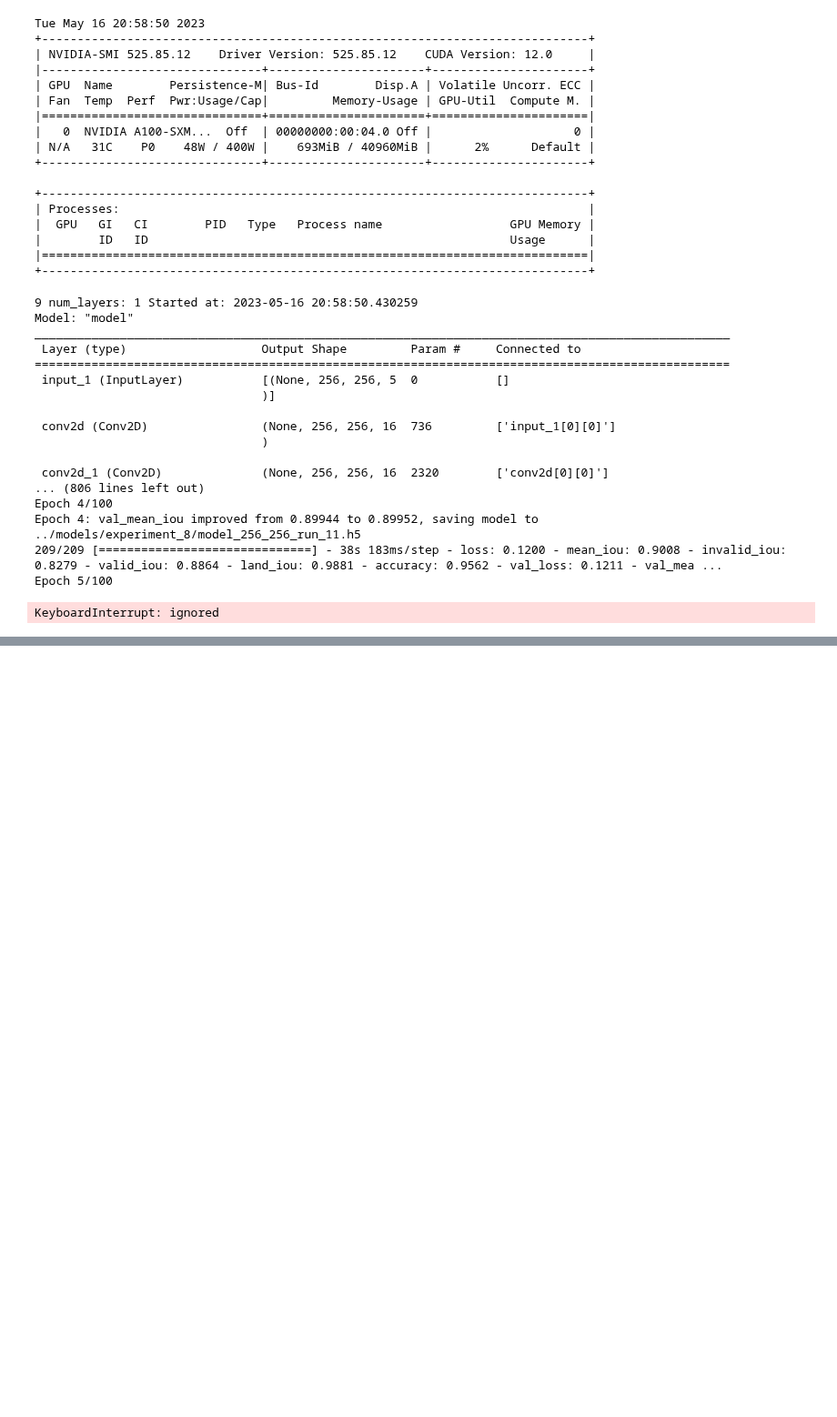
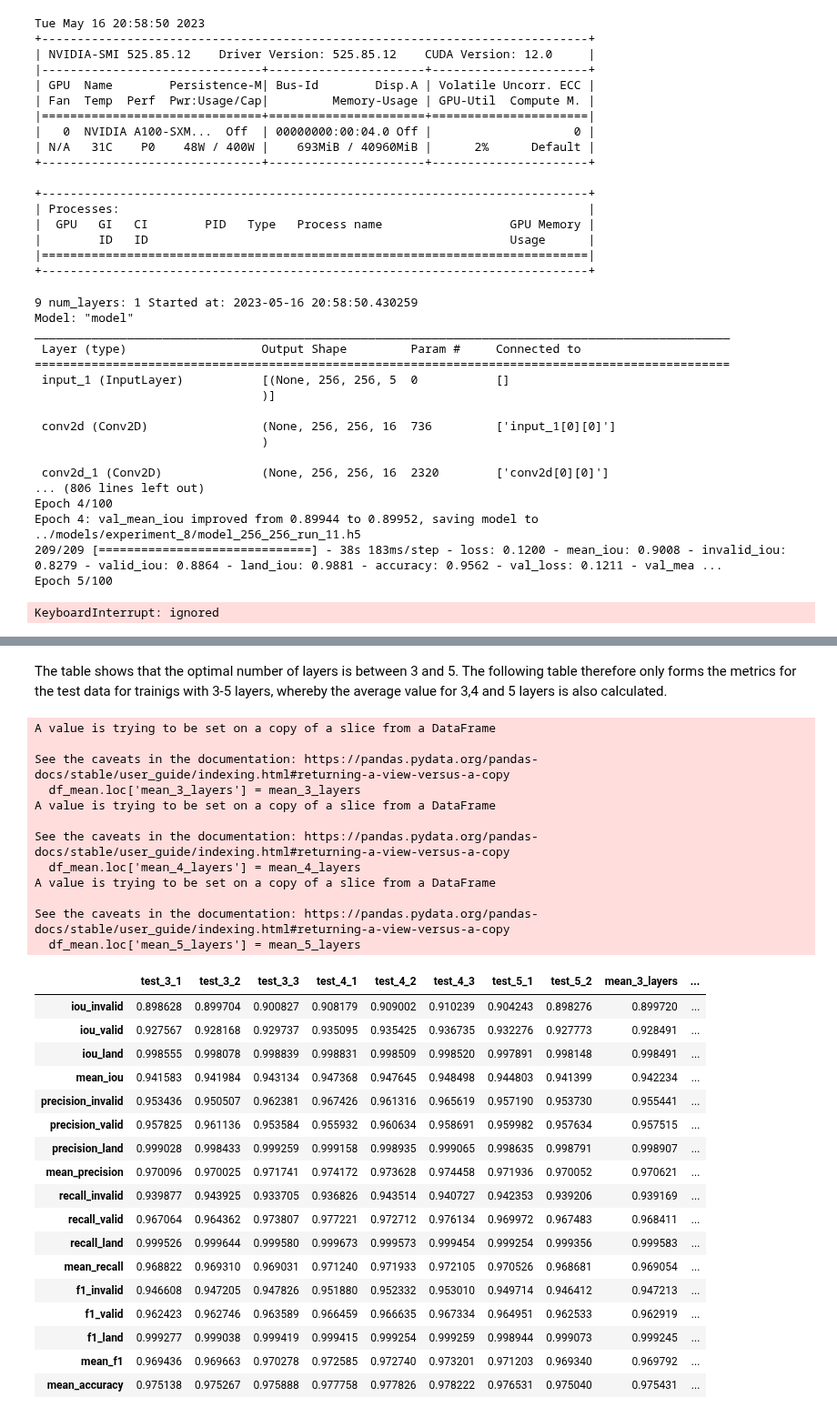
Before and after one commit to emely3h/Geospatial_ML, a Jupyter notebook: experiments/experiment_8.ipynb, the cells around one changed output, grey strips where cells are left out. Shown at 91% size. Saved outputs shown, nothing was run; the diff lists cells and outputs as text; code cells hidden in the pictures; blank space fills up the shorter version.

Commit message:
metrics exp. 8

```diff
--- a/experiments/experiment_8.ipynb
+++ b/experiments/experiment_8.ipynb
@@ -344,0 +344,17 @@ KeyboardInterrupt: ignored
+# %%
+metrics = []
+files = os.listdir(f'../metrics/{experiment}/')
+files = sorted(files)
+
+for metric_file in files:
+  with open(f'../metrics/{experiment}/{metric_file}', 'rb') as file:
+      metric_dict = pickle.load(file).__dict__
+      metrics.append(metric_dict)
+# %%
+df = pd.DataFrame(metrics)
+
+for i, _ in enumerate(files):
+  files[i] = files[i][8:-4]
+
+df.index = files
+df
@@ -344,0 +379,42 @@ KeyboardInterrupt: ignored
+# %% [markdown]
+The table shows that the optimal number of layers is between 3 and 5. The following table therefore only forms the metrics for the test data for trainigs with 3-5 layers, whereby the average value for 3,4 and 5 layers is also calculated.
+# %%
+df_mean = df.iloc[3:11]
+mean_3_layers = df.iloc[3:6].mean()
+mean_4_layers = df.iloc[6:9].mean()
+mean_5_layers = df.iloc[9:11].mean()
+df_mean.loc['mean_3_layers'] = mean_3_layers
+df_mean.loc['mean_4_layers'] = mean_4_layers
+df_mean.loc['mean_5_layers'] = mean_5_layers
+df_mean.transpose()
+# %% [output]
+A value is trying to be set on a copy of a slice from a DataFrame
+
+See the caveats in the documentation: https://pandas.pydata.org/pandas-docs/stable/user_guide/indexing.html#returning-a-view-versus-a-copy
+  df_mean.loc['mean_3_layers'] = mean_3_layers
+A value is trying to be set on a copy of a slice from a DataFrame
+
+See the caveats in the documentation: https://pandas.pydata.org/pandas-docs/stable/user_guide/indexing.html#returning-a-view-versus-a-copy
+  df_mean.loc['mean_4_layers'] = mean_4_layers
+A value is trying to be set on a copy of a slice from a DataFrame
+
+See the caveats in the documentation: https://pandas.pydata.org/pandas-docs/stable/user_guide/indexing.html#returning-a-view-versus-a-copy
+  df_mean.loc['mean_5_layers'] = mean_5_layers
+|  | test_3_1 | test_3_2 | test_3_3 | test_4_1 | test_4_2 | test_4_3 | test_5_1 | test_5_2 | mean_3_layers | ... |
+| iou_invalid | 0.898628 | 0.899704 | 0.900827 | 0.908179 | 0.909002 | 0.910239 | 0.904243 | 0.898276 | 0.899720 | ... |
+| iou_valid | 0.927567 | 0.928168 | 0.929737 | 0.935095 | 0.935425 | 0.936735 | 0.932276 | 0.927773 | 0.928491 | ... |
+| iou_land | 0.998555 | 0.998078 | 0.998839 | 0.998831 | 0.998509 | 0.998520 | 0.997891 | 0.998148 | 0.998491 | ... |
+| mean_iou | 0.941583 | 0.941984 | 0.943134 | 0.947368 | 0.947645 | 0.948498 | 0.944803 | 0.941399 | 0.942234 | ... |
+| precision_invalid | 0.953436 | 0.950507 | 0.962381 | 0.967426 | 0.961316 | 0.965619 | 0.957190 | 0.953730 | 0.955441 | ... |
+| precision_valid | 0.957825 | 0.961136 | 0.953584 | 0.955932 | 0.960634 | 0.958691 | 0.959982 | 0.957634 | 0.957515 | ... |
+| precision_land | 0.999028 | 0.998433 | 0.999259 | 0.999158 | 0.998935 | 0.999065 | 0.998635 | 0.998791 | 0.998907 | ... |
+| mean_precision | 0.970096 | 0.970025 | 0.971741 | 0.974172 | 0.973628 | 0.974458 | 0.971936 | 0.970052 | 0.970621 | ... |
+| recall_invalid | 0.939877 | 0.943925 | 0.933705 | 0.936826 | 0.943514 | 0.940727 | 0.942353 | 0.939206 | 0.939169 | ... |
+| recall_valid | 0.967064 | 0.964362 | 0.973807 | 0.977221 | 0.972712 | 0.976134 | 0.969972 | 0.967483 | 0.968411 | ... |
+| recall_land | 0.999526 | 0.999644 | 0.999580 | 0.999673 | 0.999573 | 0.999454 | 0.999254 | 0.999356 | 0.999583 | ... |
+| mean_recall | 0.968822 | 0.969310 | 0.969031 | 0.971240 | 0.971933 | 0.972105 | 0.970526 | 0.968681 | 0.969054 | ... |
+| f1_invalid | 0.946608 | 0.947205 | 0.947826 | 0.951880 | 0.952332 | 0.953010 | 0.949714 | 0.946412 | 0.947213 | ... |
+| f1_valid | 0.962423 | 0.962746 | 0.963589 | 0.966459 | 0.966635 | 0.967334 | 0.964951 | 0.962533 | 0.962919 | ... |
+| f1_land | 0.999277 | 0.999038 | 0.999419 | 0.999415 | 0.999254 | 0.999259 | 0.998944 | 0.999073 | 0.999245 | ... |
+| mean_f1 | 0.969436 | 0.969663 | 0.970278 | 0.972585 | 0.972740 | 0.973201 | 0.971203 | 0.969340 | 0.969792 | ... |
+| mean_accuracy | 0.975138 | 0.975267 | 0.975888 | 0.977758 | 0.977826 | 0.978222 | 0.976531 | 0.975040 | 0.975431 | ... |
```
Also changed, not shown: parts of 4 cells of this notebook.
